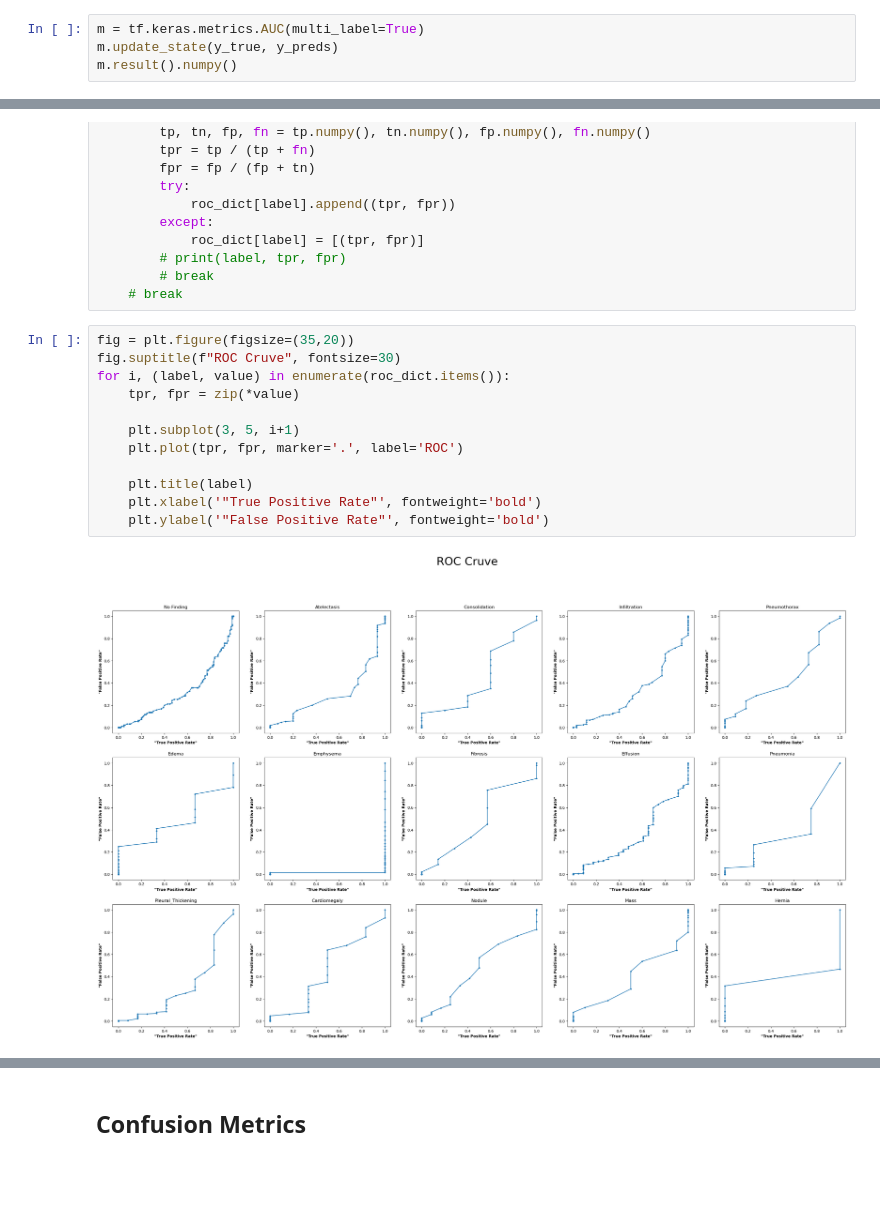
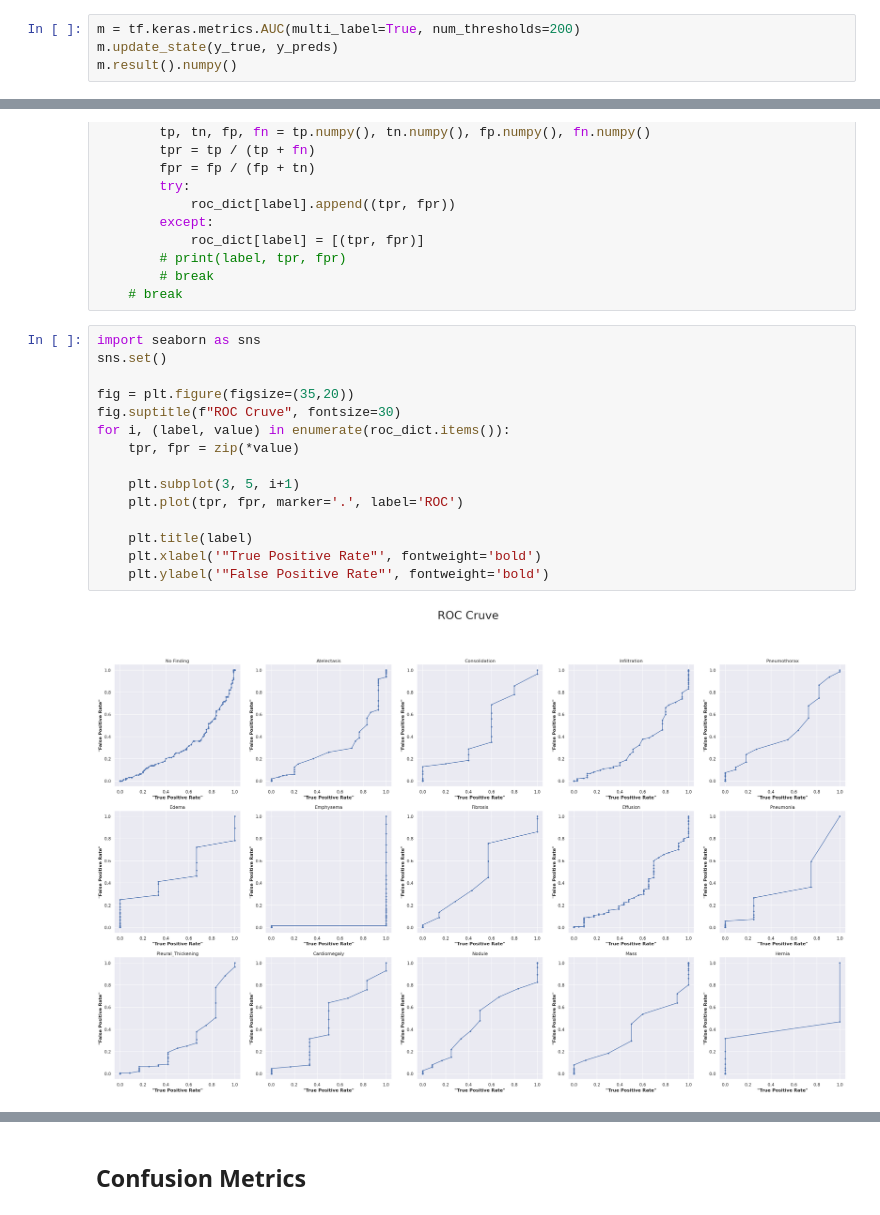
Before and after one commit to chonsawat/ChestXray-14, a Jupyter notebook: Check_AUC.ipynb, the cells around one changed output, grey strips where cells are left out. Saved outputs shown, nothing was run; the diff lists cells and outputs as text; blank space fills up the shorter version.

```diff
--- a/Check_AUC.ipynb
+++ b/Check_AUC.ipynb
@@ -79,5 +80,5 @@ array([[8.35891366e-01, 9.38334614e-02, 7.14160223e-03, ...,
 # %%
-m = tf.keras.metrics.AUC(multi_label=True)
+m = tf.keras.metrics.AUC(multi_label=True, num_thresholds=200)
 m.update_state(y_true, y_preds)
 m.result().numpy()
 # %% [output]
@@ -120,16 +121,19 @@ for i_thresh, (tps, tns, fps, fns) in enumerate(zip(true_positives, true_negativ
         # break
     # break
 # %%
+import seaborn as sns
+sns.set()
+
 fig = plt.figure(figsize=(35,20))
 fig.suptitle(f"ROC Cruve", fontsize=30)
 for i, (label, value) in enumerate(roc_dict.items()):
     tpr, fpr = zip(*value)
 
     plt.subplot(3, 5, i+1)
     plt.plot(tpr, fpr, marker='.', label='ROC')
 
     plt.title(label)
     plt.xlabel('"True Positive Rate"', fontweight='bold')
     plt.ylabel('"False Positive Rate"', fontweight='bold')
 # %% [output]
-[figure, old version]
+[figure, new version]
```
Also changed, not shown: parts of 7 cells of this notebook, 1 other file.
